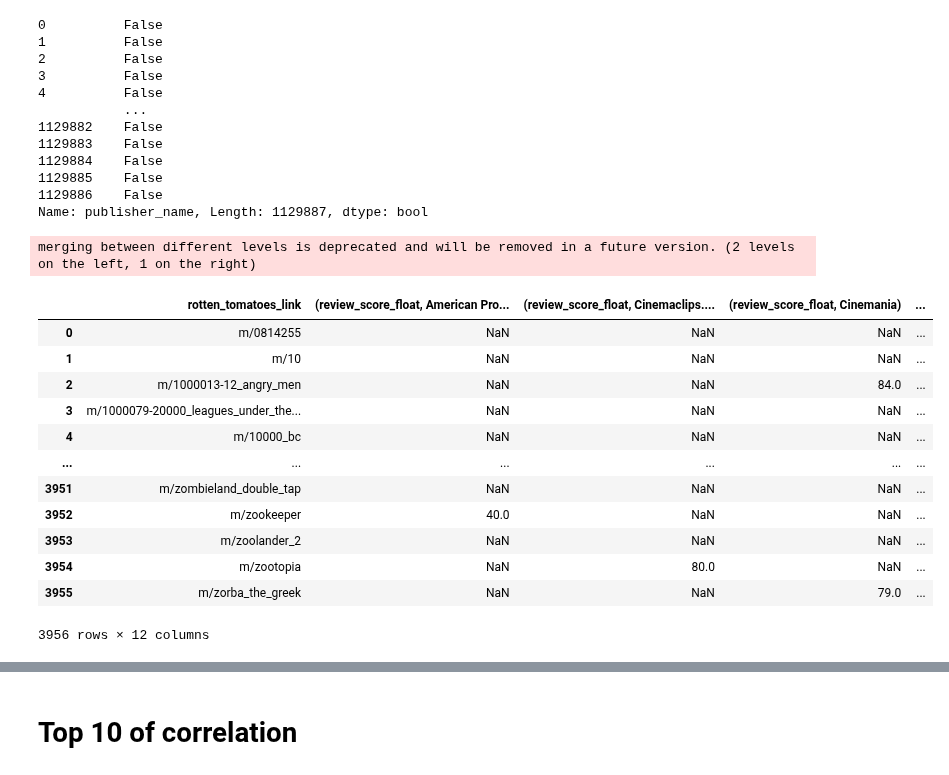
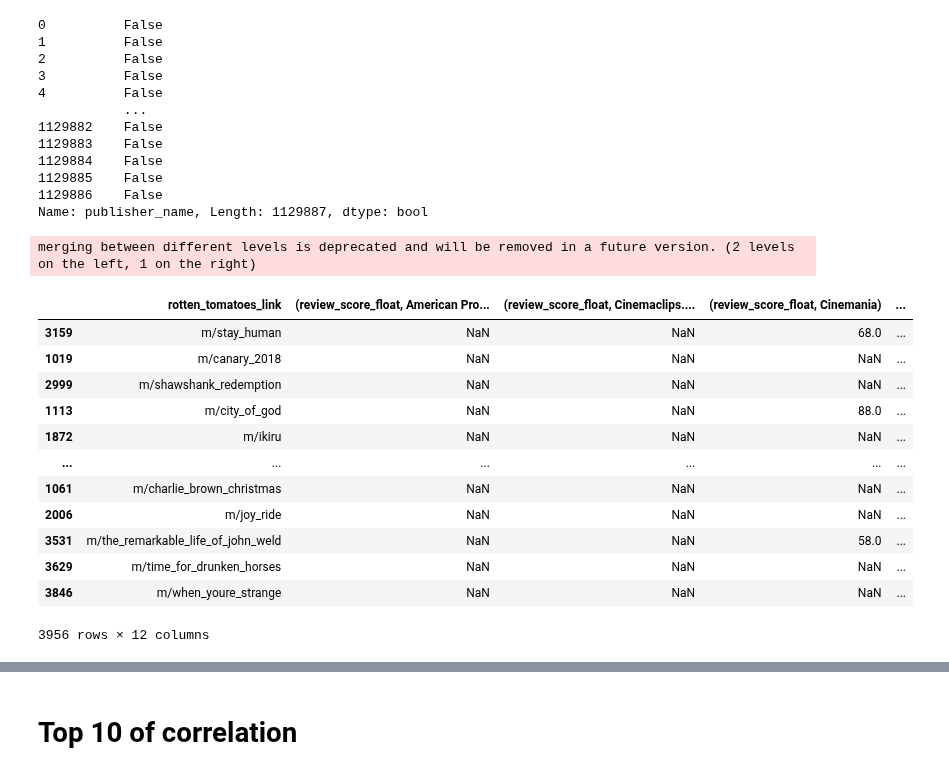
Before and after one commit to fdmdlb/nextflix, a Jupyter notebook: review_magazine_share.ipynb, the cells around one changed output, grey strips where cells are left out. Drawn from its saved outputs; the diff is of its cells as text; code cells hidden in the pictures.

```diff
--- a/review_magazine_share.ipynb
+++ b/review_magazine_share.ipynb
@@ -218,23 +218,23 @@ Name: publisher_name, Length: 1129887, dtype: bool
 # %%
 publishers_corr = pd.pivot_table(critic_reviews[critic_reviews.publisher_name.isin(publishers_list)],
                values=["review_score_float"], index="rotten_tomatoes_link", columns=['publisher_name'])\
                 .merge(movies[["rotten_tomatoes_link", "audience_rating"]], on="rotten_tomatoes_link")
 #publishers_corr.info()
 #publishers_corr = publishers_corr.fillna(0)
-publishers_corr#.dropna(subset=['audience_rating']).info()
+publishers_corr.sort_values("audience_rating", ascending=False)
 # %% [output]
 merging between different levels is deprecated and will be removed in a future version. (2 levels on the left, 1 on the right)
 |  | rotten_tomatoes_link | (review_score_float, American Pro... | (review_score_float, Cinemaclips.... | (review_score_float, Cinemania) | ... |
-| 0 | m/0814255 | NaN | NaN | NaN | ... |
-| 1 | m/10 | NaN | NaN | NaN | ... |
-| 2 | m/1000013-12_angry_men | NaN | NaN | 84.0 | ... |
-| 3 | m/1000079-20000_leagues_under_the... | NaN | NaN | NaN | ... |
-| 4 | m/10000_bc | NaN | NaN | NaN | ... |
+| 3159 | m/stay_human | NaN | NaN | 68.0 | ... |
+| 1019 | m/canary_2018 | NaN | NaN | NaN | ... |
+| 2999 | m/shawshank_redemption | NaN | NaN | NaN | ... |
+| 1113 | m/city_of_god | NaN | NaN | 88.0 | ... |
+| 1872 | m/ikiru | NaN | NaN | NaN | ... |
 | ... | ... | ... | ... | ... | ... |
-| 3951 | m/zombieland_double_tap | NaN | NaN | NaN | ... |
-| 3952 | m/zookeeper | 40.0 | NaN | NaN | ... |
-| 3953 | m/zoolander_2 | NaN | NaN | NaN | ... |
-| 3954 | m/zootopia | NaN | 80.0 | NaN | ... |
-| 3955 | m/zorba_the_greek | NaN | NaN | 79.0 | ... |
+| 1061 | m/charlie_brown_christmas | NaN | NaN | NaN | ... |
+| 2006 | m/joy_ride | NaN | NaN | NaN | ... |
+| 3531 | m/the_remarkable_life_of_john_weld | NaN | NaN | 58.0 | ... |
+| 3629 | m/time_for_drunken_horses | NaN | NaN | NaN | ... |
+| 3846 | m/when_youre_strange | NaN | NaN | NaN | ... |
 3956 rows × 12 columns
 # %%
```
Also changed, not shown: parts of 2 cells of this notebook.
